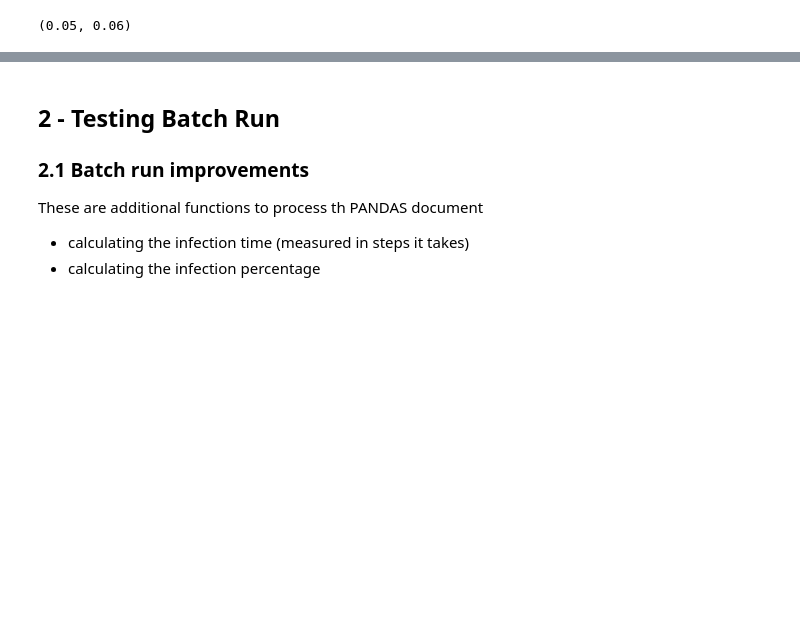
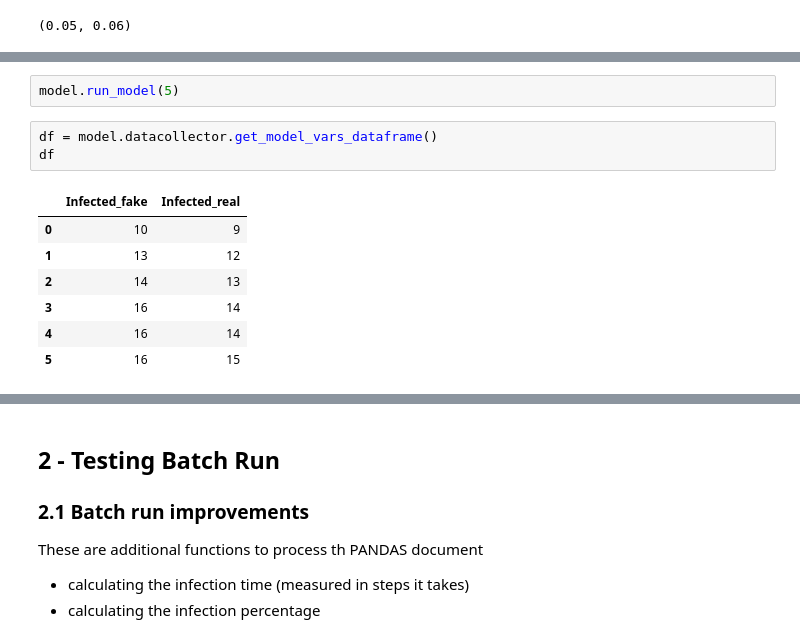
Before and after one commit to jiajia20/mesa-vis, a Jupyter notebook: Intervention_implimentation.ipynb, the cells around one changed output, grey strips where cells are left out. Drawn from its saved outputs; the diff is of its cells as text; blank space fills up the shorter version.

```diff
--- a/Intervention_implimentation.ipynb
+++ b/Intervention_implimentation.ipynb
@@ -212,0 +383,13 @@ model.proportion_infected_fake(),model.proportion_infected_real()
+# %%
+model.run_model(5)
+# %%
+df = model.datacollector.get_model_vars_dataframe()
+df
+# %% [output]
+|  | Infected_fake | Infected_real |
+| 0 | 10 | 9 |
+| 1 | 13 | 12 |
+| 2 | 14 | 13 |
+| 3 | 16 | 14 |
+| 4 | 16 | 14 |
+| 5 | 16 | 15 |
```
Also changed, not shown: parts of 19 cells of this notebook.
